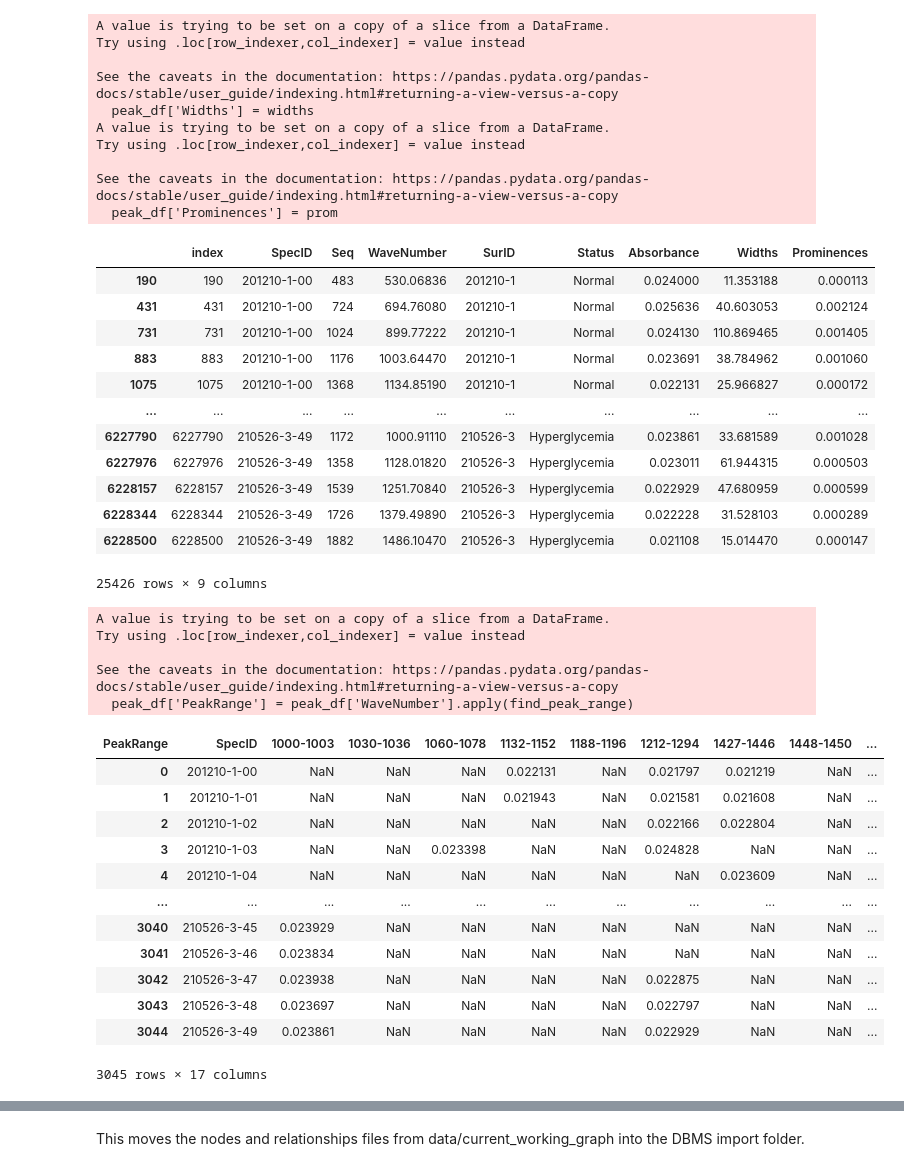
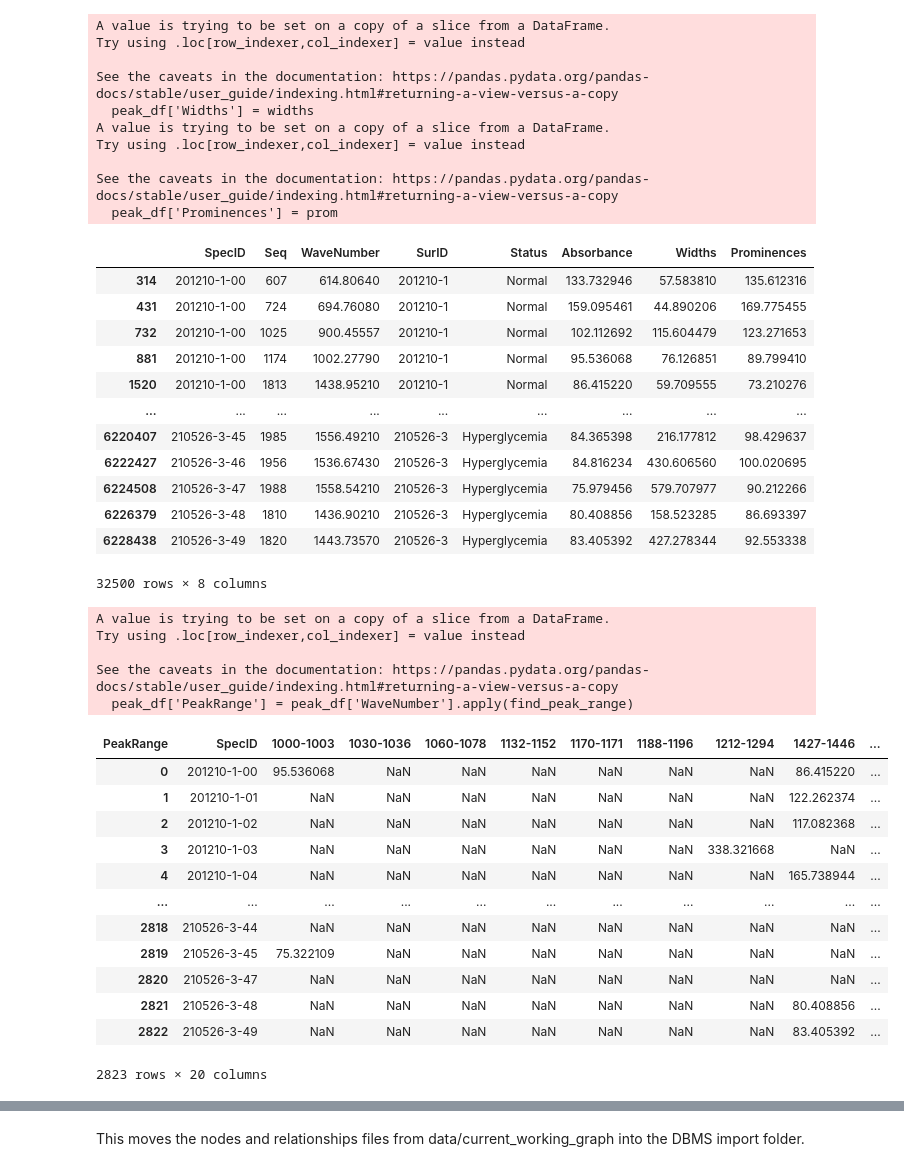
Before and after one commit to Spuced/Final_Year_Project_Github_Clone, a Jupyter notebook: graph_database/graph_2_4_GroupK_HasPeak.ipynb, the cells around one changed output, grey strips where cells are left out. Cells and saved outputs as stored; diff of their text form; code cells hidden in the pictures.

```diff
--- a/graph_database/graph_2_4_GroupK_HasPeak.ipynb
+++ b/graph_database/graph_2_4_GroupK_HasPeak.ipynb
@@ -24,7 +24,7 @@ else:
     neo4j_directory = os.environ['NEO4J_Directory']
 # %%
 #df = pd.read_csv("../../data/current_clean_spectrum.csv")
-df = pd.read_csv("../../data/kfold_parameters.csv")
+df = pd.read_csv("../../data/initial_parameters.csv")
 # %%
 df = df[(df['WaveNumber'] >= 400) & (df['WaveNumber'] <= 1800)].reset_index()
 # %%
@@ -54,7 +54,7 @@ widths = []
 prom = []
 
 for _, group in df.groupby('SpecID'):
-    peak_index, weights = find_peaks(x=group['Absorbance'], distance=152, prominence=0.00005, width=6)
+    peak_index, weights = find_peaks(x=group['Absorbance'], prominence=72, width=6)
     peaks += list(group.iloc[peak_index].index.values)
     widths += list(weights['widths'])
     prom += list(weights['prominences'])
@@ -89,67 +89,67 @@ See the caveats in the documentation: https://pandas.pydata.org/pandas-docs/stab
 # %%
 peak_df
 # %% [output]
-|  | index | SpecID | Seq | WaveNumber | SurID | Status | Absorbance | Widths | Prominences |
-| 190 | 190 | 201210-1-00 | 483 | 530.06836 | 201210-1 | Normal | 0.024000 | 11.353188 | 0.000113 |
-| 431 | 431 | 201210-1-00 | 724 | 694.76080 | 201210-1 | Normal | 0.025636 | 40.603053 | 0.002124 |
-| 731 | 731 | 201210-1-00 | 1024 | 899.77222 | 201210-1 | Normal | 0.024130 | 110.869465 | 0.001405 |
-| 883 | 883 | 201210-1-00 | 1176 | 1003.64470 | 201210-1 | Normal | 0.023691 | 38.784962 | 0.001060 |
-| 1075 | 1075 | 201210-1-00 | 1368 | 1134.85190 | 201210-1 | Normal | 0.022131 | 25.966827 | 0.000172 |
-| ... | ... | ... | ... | ... | ... | ... | ... | ... | ... |
-| 6227790 | 6227790 | 210526-3-49 | 1172 | 1000.91110 | 210526-3 | Hyperglycemia | 0.023861 | 33.681589 | 0.001028 |
-| 6227976 | 6227976 | 210526-3-49 | 1358 | 1128.01820 | 210526-3 | Hyperglycemia | 0.023011 | 61.944315 | 0.000503 |
-| 6228157 | 6228157 | 210526-3-49 | 1539 | 1251.70840 | 210526-3 | Hyperglycemia | 0.022929 | 47.680959 | 0.000599 |
-| 6228344 | 6228344 | 210526-3-49 | 1726 | 1379.49890 | 210526-3 | Hyperglycemia | 0.022228 | 31.528103 | 0.000289 |
-| 6228500 | 6228500 | 210526-3-49 | 1882 | 1486.10470 | 210526-3 | Hyperglycemia | 0.021108 | 15.014470 | 0.000147 |
+|  | SpecID | Seq | WaveNumber | SurID | Status | Absorbance | Widths | Prominences |
+| 314 | 201210-1-00 | 607 | 614.80640 | 201210-1 | Normal | 133.732946 | 57.583810 | 135.612316 |
+| 431 | 201210-1-00 | 724 | 694.76080 | 201210-1 | Normal | 159.095461 | 44.890206 | 169.775455 |
+| 732 | 201210-1-00 | 1025 | 900.45557 | 201210-1 | Normal | 102.112692 | 115.604479 | 123.271653 |
+| 881 | 201210-1-00 | 1174 | 1002.27790 | 201210-1 | Normal | 95.536068 | 76.126851 | 89.799410 |
+| 1520 | 201210-1-00 | 1813 | 1438.95210 | 201210-1 | Normal | 86.415220 | 59.709555 | 73.210276 |
+| ... | ... | ... | ... | ... | ... | ... | ... | ... |
+| 6220407 | 210526-3-45 | 1985 | 1556.49210 | 210526-3 | Hyperglycemia | 84.365398 | 216.177812 | 98.429637 |
+| 6222427 | 210526-3-46 | 1956 | 1536.67430 | 210526-3 | Hyperglycemia | 84.816234 | 430.606560 | 100.020695 |
+| 6224508 | 210526-3-47 | 1988 | 1558.54210 | 210526-3 | Hyperglycemia | 75.979456 | 579.707977 | 90.212266 |
+| 6226379 | 210526-3-48 | 1810 | 1436.90210 | 210526-3 | Hyperglycemia | 80.408856 | 158.523285 | 86.693397 |
+| 6228438 | 210526-3-49 | 1820 | 1443.73570 | 210526-3 | Hyperglycemia | 83.405392 | 427.278344 | 92.553338 |
-25426 rows × 9 columns
+32500 rows × 8 columns
 # %%
 peaks = [[407, 495], [453,454], [516,537], 519, [603,738], [620, 624], [821, 839], [866, 887], 972, [1000, 1003], [1030, 1036], [1060, 1078], [1132, 1152], 1170, [1188, 1196], [1212-1294], [1427, 1446], [1448, 1450], [1520, 1533], [1542, 1594], [1611, 1653], 1668]
 # %%
 # Peaks list, corrected format
-peaks_corrected = [[407, 495], [453, 454], [516, 537], [519, 519], [603, 738], [620, 624], [821, 839], [866, 887], [972, 972],
-         [1000, 1003], [1030, 1036], [1060, 1078], [1132, 1152], [1170, 1170], [1188, 1196], [1212, 1294],
-         [1427, 1446], [1448, 1450], [1520, 1533], [1542, 1594], [1611, 1653], [1668, 1668]]
+peaks_corrected = [[407, 495], [453, 454], [516, 537], [519, 520], [603, 738], [620, 624], [821, 839], [866, 887], [972, 973],
+         [1000, 1003], [1030, 1036], [1060, 1078], [1132, 1152], [1170, 1171], [1188, 1196], [1212, 1294],
+         [1427, 1446], [1448, 1450], [1520, 1533], [1542, 1594], [1611, 1653], [1668, 1669]]
 
 # Convert peaks to a more efficient structure for processing
 peak_ranges = [(peak[0], peak[1]) for peak in peaks_corrected]
 
 # Create a function to determine the peak range for each WaveNumber
 def find_peak_range(wavenumber):
     for start, end in peak_ranges:
         if start <= wavenumber <= end:
             return f"{start}-{end}"
     return None
 
 # Apply the function to create a new column for peak range
 peak_df['PeakRange'] = peak_df['WaveNumber'].apply(find_peak_range)
 
 # Now, group by both SpecID and the new PeakRange column, and compute max Absorbance for each group
 grouped = peak_df.groupby(['SpecID', 'PeakRange'])['Absorbance'].max().reset_index()
 
 # Pivot the table to have SpecID as rows and PeakRange as columns, filled with max Absorbance values
 efficient_pivot_df = grouped.pivot(index='SpecID', columns='PeakRange', values='Absorbance').reset_index()
 
 # Fill NaN values with an appropriate placeholder if needed (e.g., 0 or empty string), here we keep NaNs
 efficient_pivot_df
 # %% [output]
 A value is trying to be set on a copy of a slice from a DataFrame.
 Try using .loc[row_indexer,col_indexer] = value instead
 
 See the caveats in the documentation: https://pandas.pydata.org/pandas-docs/stable/user_guide/indexing.html#returning-a-view-versus-a-copy
   peak_df['PeakRange'] = peak_df['WaveNumber'].apply(find_peak_range)
-| PeakRange | SpecID | 1000-1003 | 1030-1036 | 1060-1078 | 1132-1152 | 1188-1196 | 1212-1294 | 1427-1446 | 1448-1450 | ... |
-| 0 | 201210-1-00 | NaN | NaN | NaN | 0.022131 | NaN | 0.021797 | 0.021219 | NaN | ... |
-| 1 | 201210-1-01 | NaN | NaN | NaN | 0.021943 | NaN | 0.021581 | 0.021608 | NaN | ... |
-| 2 | 201210-1-02 | NaN | NaN | NaN | NaN | NaN | 0.022166 | 0.022804 | NaN | ... |
-| 3 | 201210-1-03 | NaN | NaN | 0.023398 | NaN | NaN | 0.024828 | NaN | NaN | ... |
-| 4 | 201210-1-04 | NaN | NaN | NaN | NaN | NaN | NaN | 0.023609 | NaN | ... |
+| PeakRange | SpecID | 1000-1003 | 1030-1036 | 1060-1078 | 1132-1152 | 1170-1171 | 1188-1196 | 1212-1294 | 1427-1446 | ... |
+| 0 | 201210-1-00 | 95.536068 | NaN | NaN | NaN | NaN | NaN | NaN | 86.415220 | ... |
+| 1 | 201210-1-01 | NaN | NaN | NaN | NaN | NaN | NaN | NaN | 122.262374 | ... |
+| 2 | 201210-1-02 | NaN | NaN | NaN | NaN | NaN | NaN | NaN | 117.082368 | ... |
+| 3 | 201210-1-03 | NaN | NaN | NaN | NaN | NaN | NaN | 338.321668 | NaN | ... |
+| 4 | 201210-1-04 | NaN | NaN | NaN | NaN | NaN | NaN | NaN | 165.738944 | ... |
 | ... | ... | ... | ... | ... | ... | ... | ... | ... | ... | ... |
-| 3040 | 210526-3-45 | 0.023929 | NaN | NaN | NaN | NaN | NaN | NaN | NaN | ... |
-| 3041 | 210526-3-46 | 0.023834 | NaN | NaN | NaN | NaN | NaN | NaN | NaN | ... |
-| 3042 | 210526-3-47 | 0.023938 | NaN | NaN | NaN | NaN | 0.022875 | NaN | NaN | ... |
-| 3043 | 210526-3-48 | 0.023697 | NaN | NaN | NaN | NaN | 0.022797 | NaN | NaN | ... |
-| 3044 | 210526-3-49 | 0.023861 | NaN | NaN | NaN | NaN | 0.022929 | NaN | NaN | ... |
+| 2818 | 210526-3-44 | NaN | NaN | NaN | NaN | NaN | NaN | NaN | NaN | ... |
+| 2819 | 210526-3-45 | 75.322109 | NaN | NaN | NaN | NaN | NaN | NaN | NaN | ... |
+| 2820 | 210526-3-47 | NaN | NaN | NaN | NaN | NaN | NaN | NaN | NaN | ... |
+| 2821 | 210526-3-48 | NaN | NaN | NaN | NaN | NaN | NaN | NaN | 80.408856 | ... |
+| 2822 | 210526-3-49 | NaN | NaN | NaN | NaN | NaN | NaN | NaN | 83.405392 | ... |
-3045 rows × 17 columns
+2823 rows × 20 columns
 # %%
 # Melt the DataFrame to transform it into a long format
 long_format_df = efficient_pivot_df.melt(id_vars='SpecID', var_name='PeakRange', value_name='Weight')
```
Also changed, not shown: parts of 19 cells of this notebook, 1 other file.
